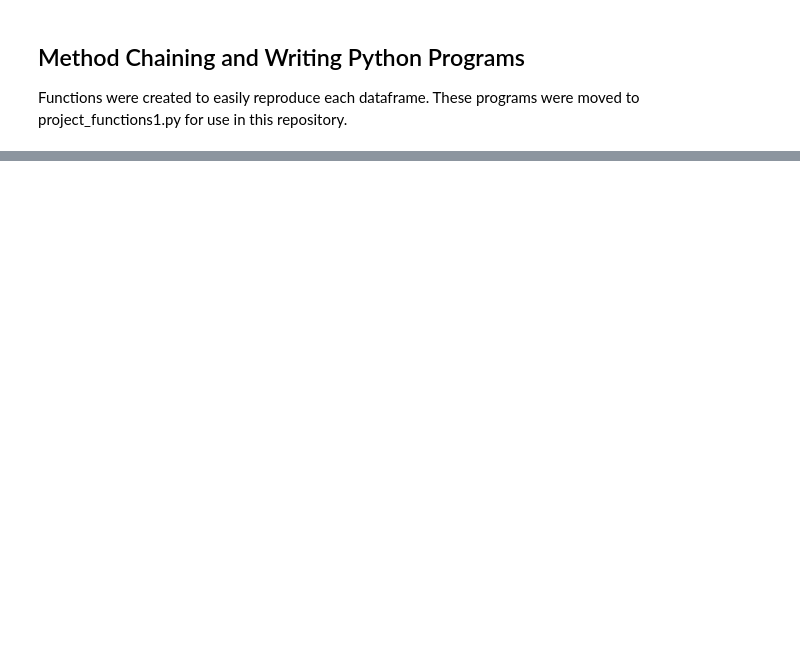
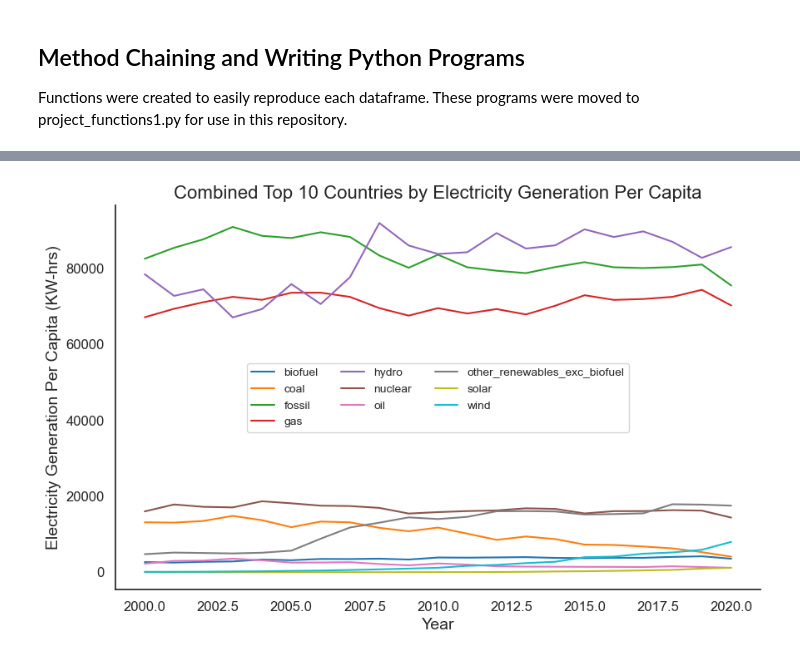
Before and after one commit to ubco-W2022T1-cosc301/project-group02, a Jupyter notebook: notebooks/analysis1.ipynb, the cells around one changed output, grey strips where cells are left out. Drawn from its saved outputs; the diff is of its cells as text; code cells hidden in the pictures; blank space fills up the shorter version.

```diff
--- a/notebooks/analysis1.ipynb
+++ b/notebooks/analysis1.ipynb
@@ -690,0 +745,15 @@ dfTest
+# %%
+# Sum all countries by year and electricity mix categories
+dfmix1 = dfmix.groupby(["Electricity Mix", "Year"], as_index=False).sum()
+dfmix1 = dfmix1[dfmix1["Year"] != 2021]
+# %%
+plt.figure(figsize=(10,6))
+sns.lineplot(data=dfmix1, x="Year", y="Per Capita Electricity (KW-hrs)", hue="Electricity Mix", palette='tab10')
+sns.despine()
+plt.title("Combined Top 10 Countries by Electricity Generation Per Capita")
+plt.xlabel("Year")
+plt.ylabel("Electricity Generation Per Capita (KW-hrs)")
+plt.legend(loc='center', bbox_to_anchor=(0.5,0.5), ncol=3)
+plt.show()
+# %% [output]
+[figure, added]
```
Also changed, not shown: parts of 32 cells of this notebook, 1 other file.
